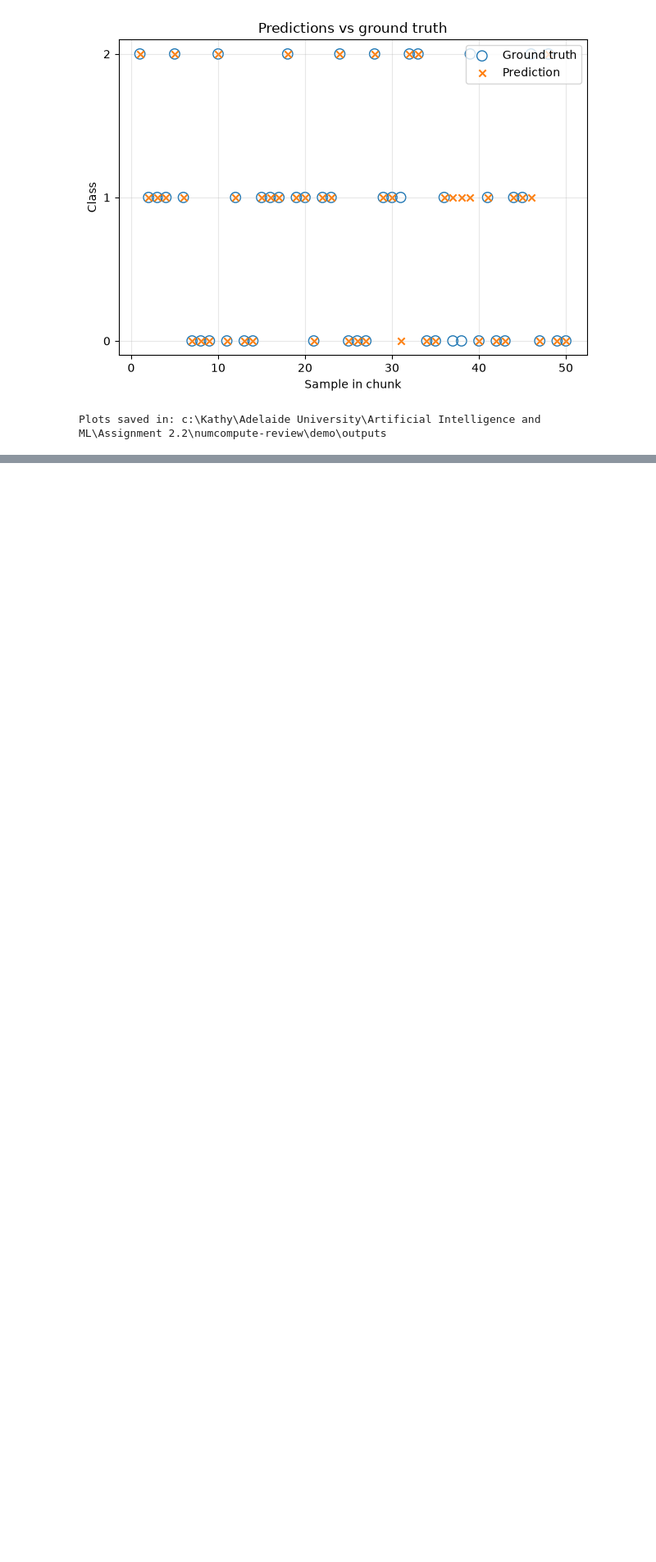
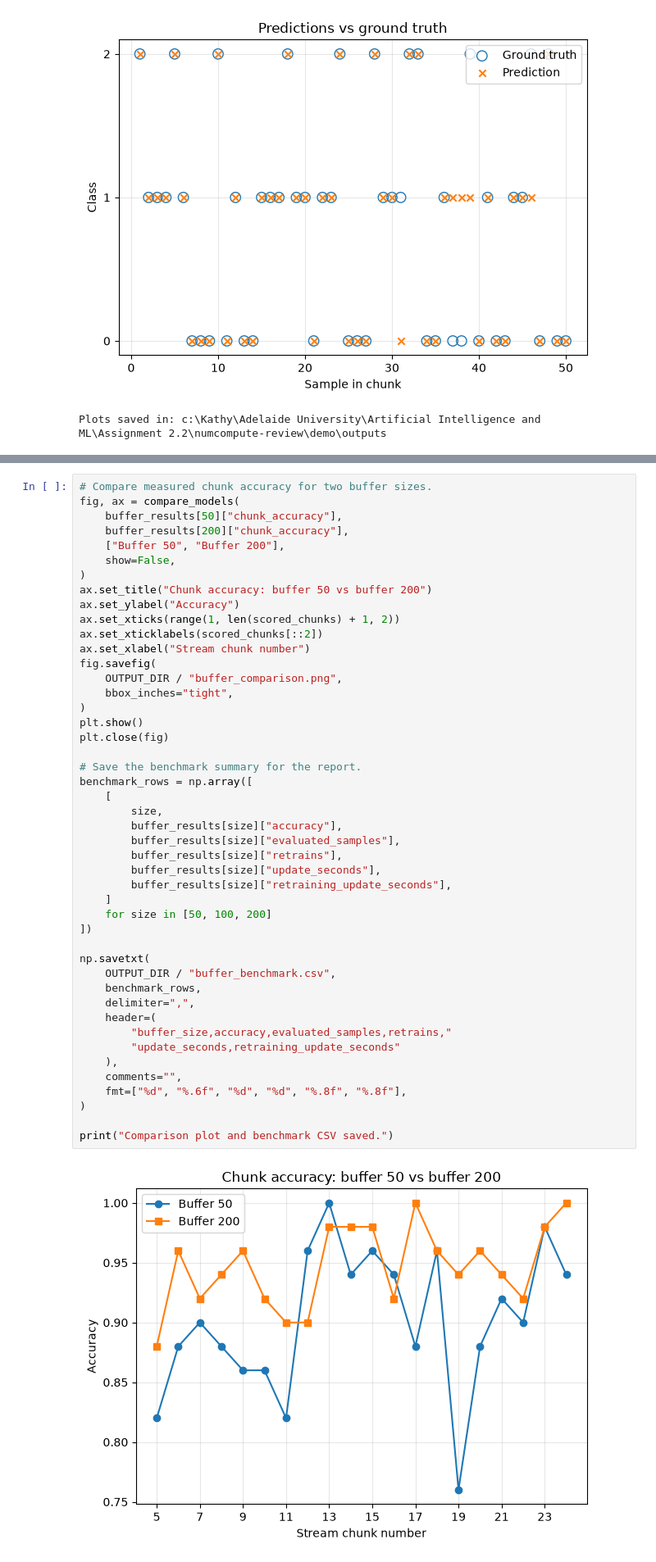
Before and after one commit to katherine-roman/numcompute-review, a Jupyter notebook: demo/stream_demo.ipynb, the cells around one changed output, grey strips where cells are left out. Shown at 82% size. Cells and saved outputs as stored; diff of their text form; blank space fills up the shorter version.

Commit message:
Add split-search and buffer-size benchmarks

```diff
--- a/demo/stream_demo.ipynb
+++ b/demo/stream_demo.ipynb
@@ -240,0 +324,48 @@ Plots saved in: c:\Kathy\Adelaide University\Artificial Intelligence and ML\Assi
+# %%
+# Compare measured chunk accuracy for two buffer sizes.
+fig, ax = compare_models(
+    buffer_results[50]["chunk_accuracy"],
+    buffer_results[200]["chunk_accuracy"],
+    ["Buffer 50", "Buffer 200"],
+    show=False,
+)
+ax.set_title("Chunk accuracy: buffer 50 vs buffer 200")
+ax.set_ylabel("Accuracy")
+ax.set_xticks(range(1, len(scored_chunks) + 1, 2))
+ax.set_xticklabels(scored_chunks[::2])
+ax.set_xlabel("Stream chunk number")
+fig.savefig(
+    OUTPUT_DIR / "buffer_comparison.png",
+    bbox_inches="tight",
+)
+plt.show()
+plt.close(fig)
+
+# Save the benchmark summary for the report.
+benchmark_rows = np.array([
+    [
+        size,
+        buffer_results[size]["accuracy"],
+        buffer_results[size]["evaluated_samples"],
+        buffer_results[size]["retrains"],
+        buffer_results[size]["update_seconds"],
+        buffer_results[size]["retraining_update_seconds"],
+    ]
+    for size in [50, 100, 200]
+])
+
+np.savetxt(
+    OUTPUT_DIR / "buffer_benchmark.csv",
+    benchmark_rows,
+    delimiter=",",
+    header=(
+        "buffer_size,accuracy,evaluated_samples,retrains,"
+        "update_seconds,retraining_update_seconds"
+    ),
+    comments="",
+    fmt=["%d", "%.6f", "%d", "%d", "%.8f", "%.8f"],
+)
+
+print("Comparison plot and benchmark CSV saved.")
+# %% [output]
+[figure, added]
```
Also changed, not shown: parts of 2 cells of this notebook, 4 other files.
